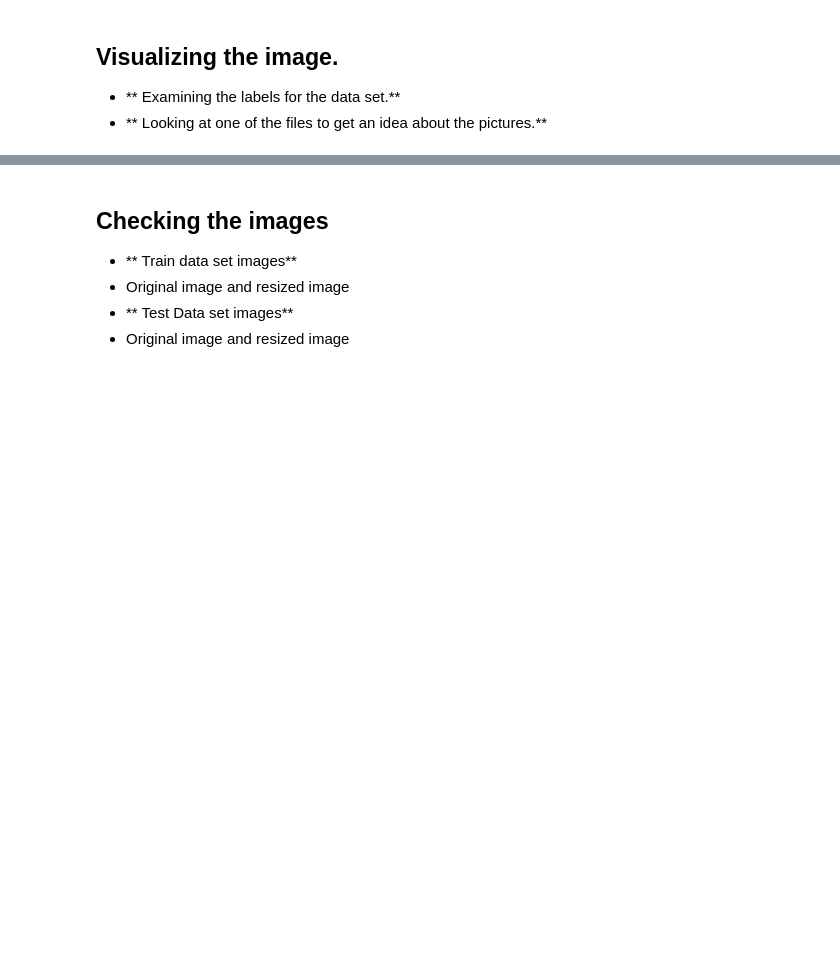
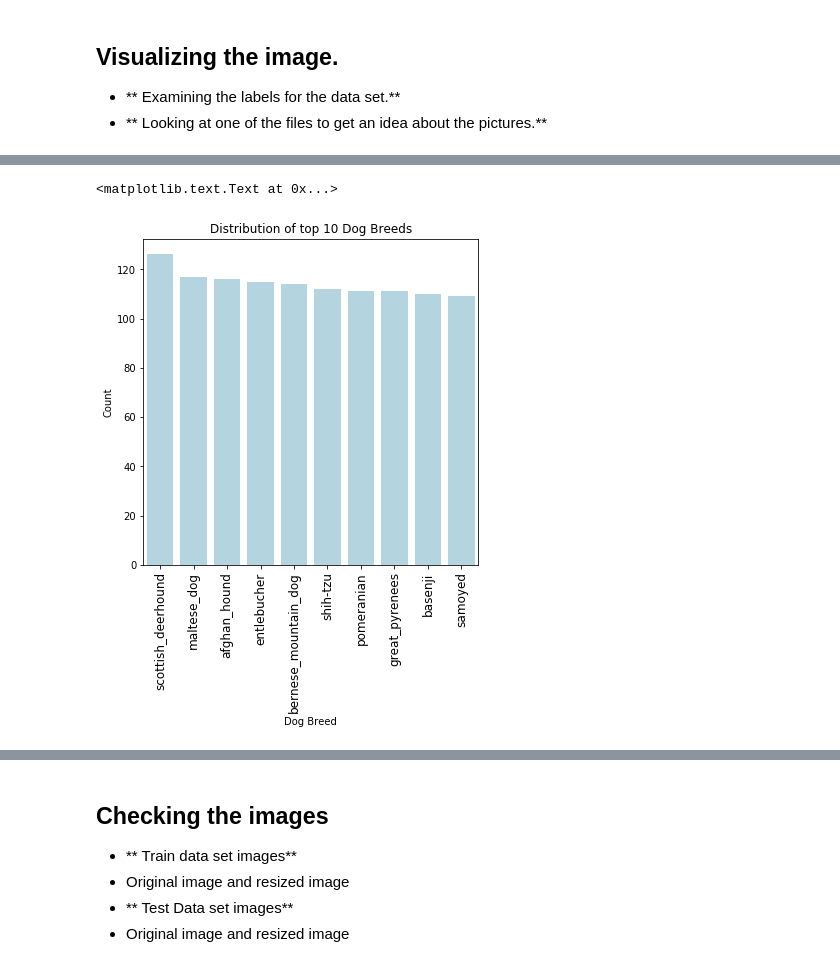
Before and after one commit to Farhad-n/Clasification, a Jupyter notebook: DB_EDA.ipynb, the cells around one changed output, grey strips where cells are left out. Cells and saved outputs as stored; diff of their text form; code cells hidden in the pictures; blank space fills up the shorter version.

```diff
--- a/DB_EDA.ipynb
+++ b/DB_EDA.ipynb
@@ -122,0 +157,12 @@ labels.tail(10)
+# %%
+#
+Breed_Count = pd.value_counts(labels['breed'])
+fig, ax = plt.subplots()
+fig.set_size_inches(6, 6)
+axis = sns.barplot(x = Breed_Count.head(10).index, y = Breed_Count.head(10), data = labels,color="lightblue")
+ax.set_xticklabels(ax.get_xticklabels(), rotation = 90, fontsize = 12)
+ax.set(xlabel='Dog Breed', ylabel='Count')
+ax.set_title('Distribution of top 10 Dog Breeds')
+# %% [output]
+<matplotlib.text.Text at 0x...>
+[figure, added]
```
Also changed, not shown: parts of 40 cells of this notebook.
